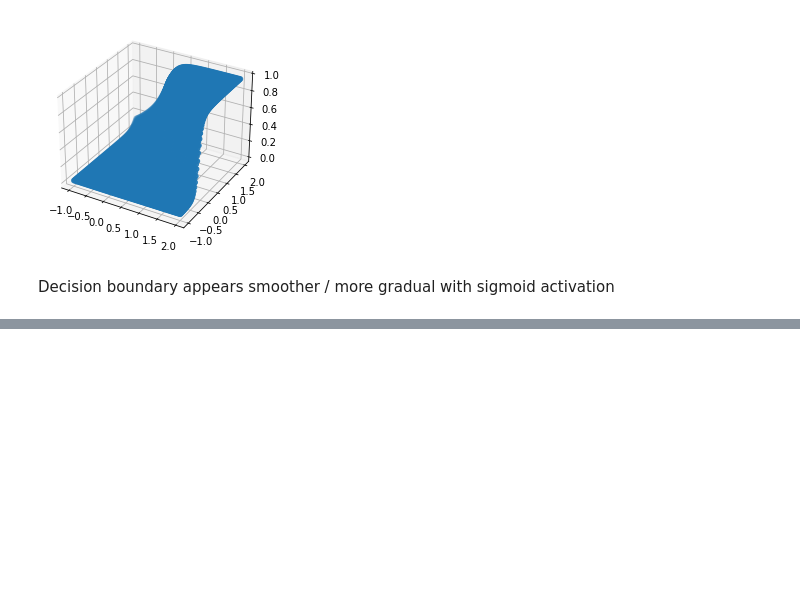
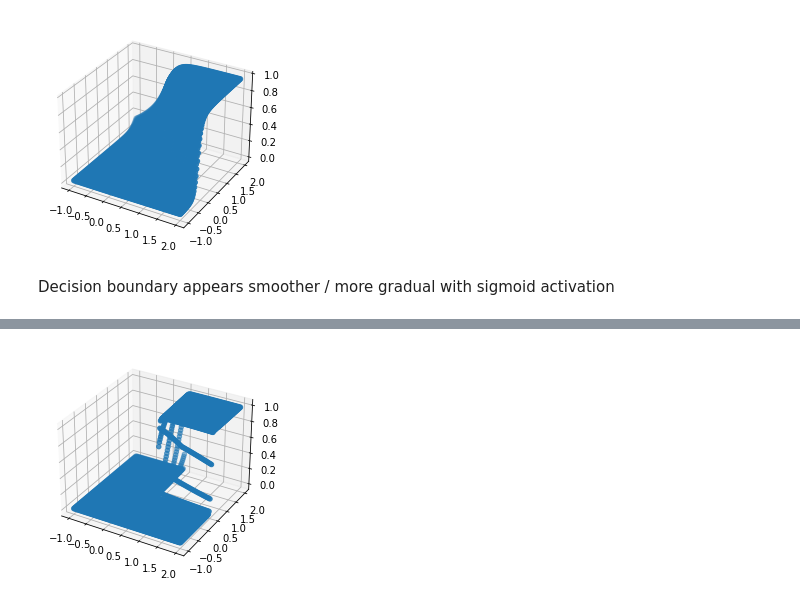
Before and after one commit to carlfre/FYS-STK3155-project-2, a Jupyter notebook: notebooks/nn_vs_regression.ipynb, the cells around one changed output, grey strips where cells are left out. Cells and saved outputs as stored; diff of their text form; code cells hidden in the pictures; blank space fills up the shorter version.

```diff
--- a/notebooks/nn_vs_regression.ipynb
+++ b/notebooks/nn_vs_regression.ipynb
@@ -393,0 +415,16 @@ Decision boundary appears smoother / more gradual with sigmoid activation
+# %%
+# 3d plot of prediction
+X, Y = np.meshgrid(np.linspace(-1, 2, 100), np.linspace(-1, 2, 100))
+X = X.reshape(-1, 1)
+Y = Y.reshape(-1, 1)
+
+Z = np.hstack([X, Y])
+
+preds = nn.predict(Z, wb)
+
+fig = plt.figure()
+ax = fig.add_subplot(111, projection='3d')
+ax.scatter(X, Y, preds)
+plt.show()
+# %% [output]
+[figure, added]
```
Also changed, not shown: parts of 11 cells of this notebook, 2 other files.
